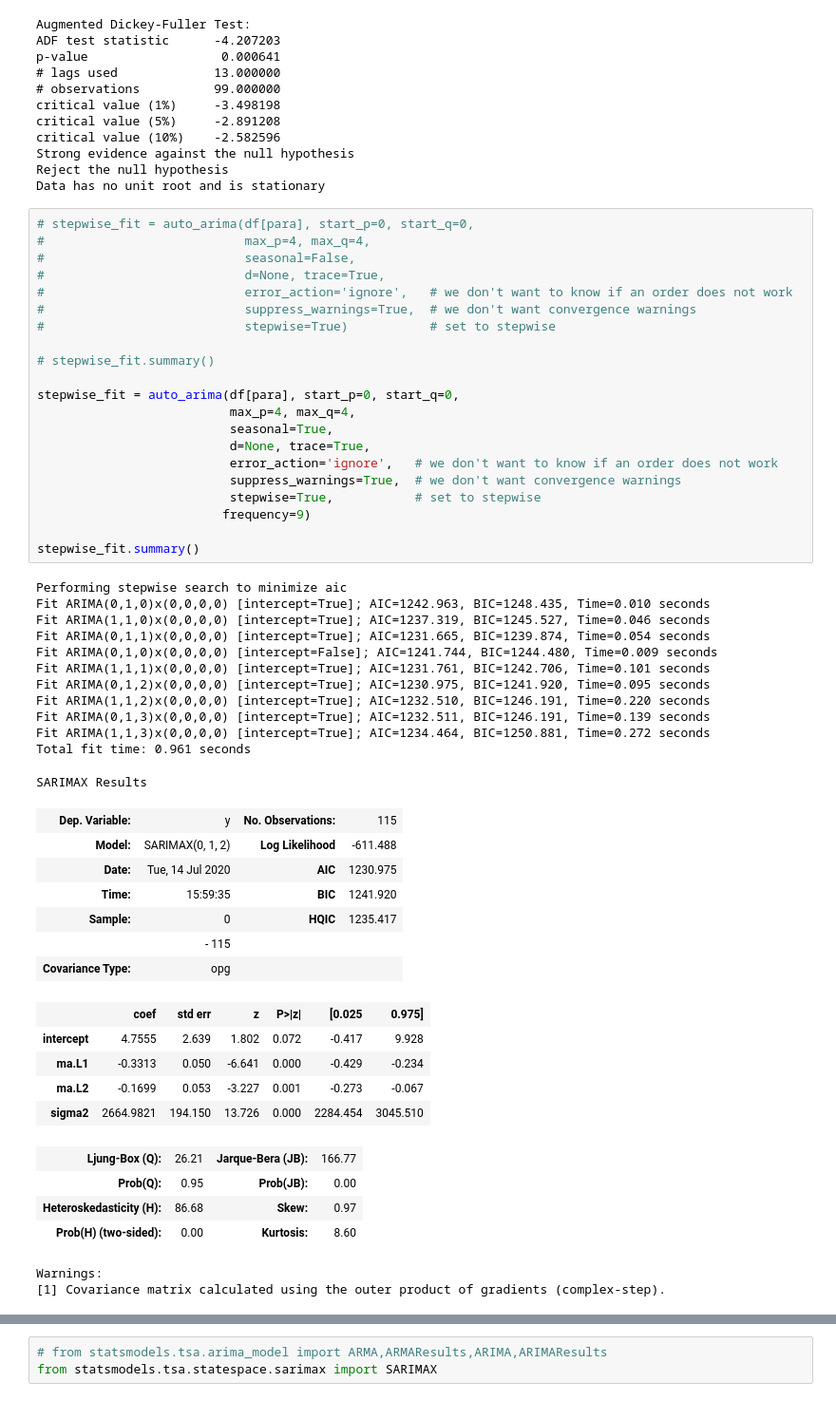
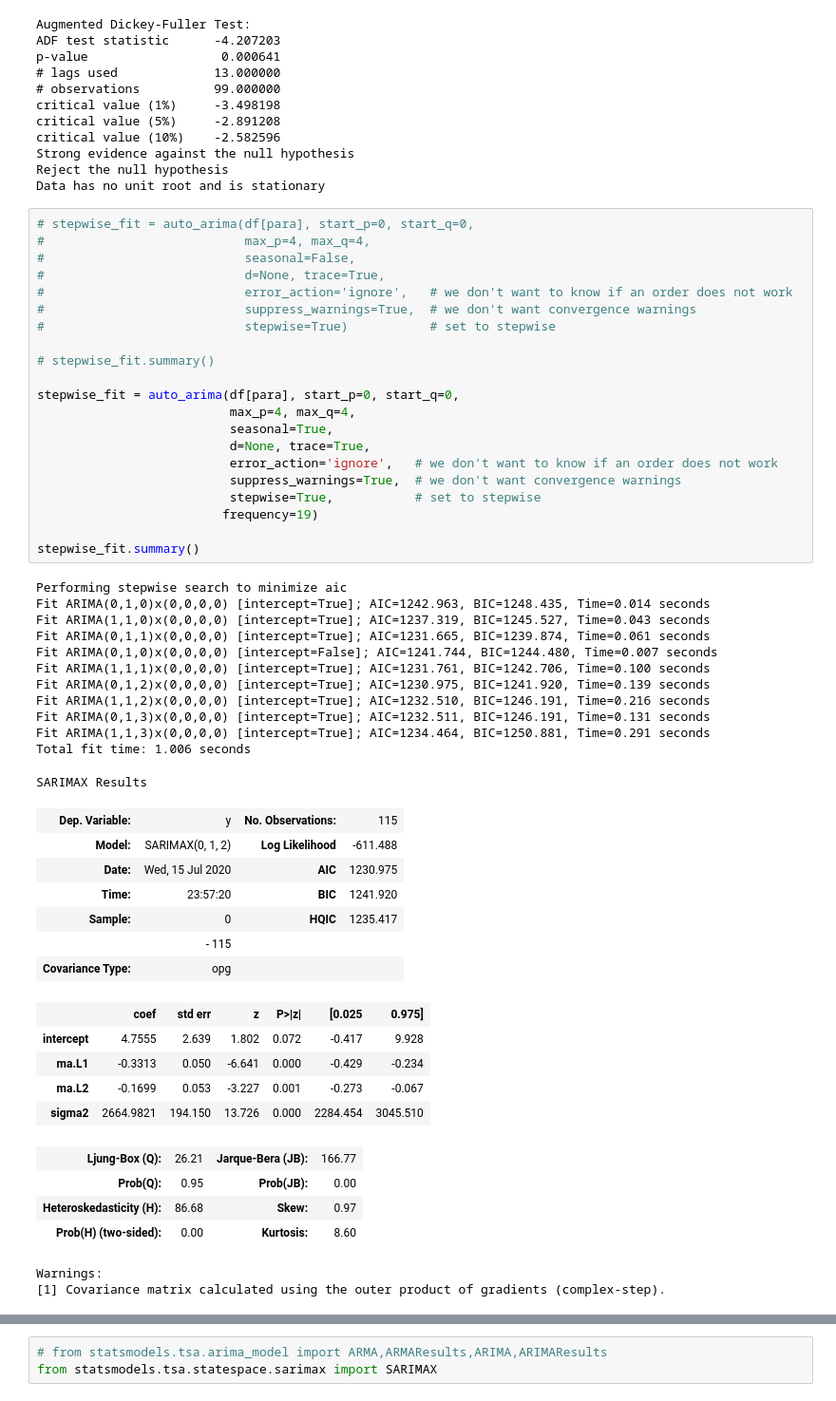
Before and after one commit to kartiks98/SARIMA-Model-to-predict-Confirmed-Recovered-Decreased-cases-of-COVID-19---DIC-Project, a Jupyter notebook: West Bengal/WB - Recovered - SARIMAX(0,1,2,19) - Sarima Model - COVID Trend Analysis .ipynb, the cells around one changed output, grey strips where cells are left out. Shown: that part at 95% size. Drawn from its saved outputs; the diff is of its cells as text.

```diff
--- a/West Bengal/WB - Recovered - SARIMAX(0,1,2,9) - Sarima Model - COVID Trend Analysis .ipynb
+++ b/West Bengal/WB - Recovered - SARIMAX(0,1,2,19) - Sarima Model - COVID Trend Analysis .ipynb
@@ -182,41 +182,41 @@ Data has no unit root and is stationary
 # %%
 # stepwise_fit = auto_arima(df[para], start_p=0, start_q=0,
 #                           max_p=4, max_q=4,
 #                           seasonal=False,
 #                           d=None, trace=True,
 #                           error_action='ignore',   # we don't want to know if an order does not work
 #                           suppress_warnings=True,  # we don't want convergence warnings
 #                           stepwise=True)           # set to stepwise
 
 # stepwise_fit.summary()
 
 stepwise_fit = auto_arima(df[para], start_p=0, start_q=0,
                           max_p=4, max_q=4,
                           seasonal=True,
                           d=None, trace=True,
                           error_action='ignore',   # we don't want to know if an order does not work
                           suppress_warnings=True,  # we don't want convergence warnings
                           stepwise=True,           # set to stepwise
-                         frequency=9)
+                         frequency=19)
 
 stepwise_fit.summary()
 # %% [output]
 Performing stepwise search to minimize aic
-Fit ARIMA(0,1,0)x(0,0,0,0) [intercept=True]; AIC=1242.963, BIC=1248.435, Time=0.010 seconds
-Fit ARIMA(1,1,0)x(0,0,0,0) [intercept=True]; AIC=1237.319, BIC=1245.527, Time=0.046 seconds
-Fit ARIMA(0,1,1)x(0,0,0,0) [intercept=True]; AIC=1231.665, BIC=1239.874, Time=0.054 seconds
-Fit ARIMA(0,1,0)x(0,0,0,0) [intercept=False]; AIC=1241.744, BIC=1244.480, Time=0.009 seconds
-Fit ARIMA(1,1,1)x(0,0,0,0) [intercept=True]; AIC=1231.761, BIC=1242.706, Time=0.101 seconds
-Fit ARIMA(0,1,2)x(0,0,0,0) [intercept=True]; AIC=1230.975, BIC=1241.920, Time=0.095 seconds
-Fit ARIMA(1,1,2)x(0,0,0,0) [intercept=True]; AIC=1232.510, BIC=1246.191, Time=0.220 seconds
-Fit ARIMA(0,1,3)x(0,0,0,0) [intercept=True]; AIC=1232.511, BIC=1246.191, Time=0.139 seconds
-Fit ARIMA(1,1,3)x(0,0,0,0) [intercept=True]; AIC=1234.464, BIC=1250.881, Time=0.272 seconds
-Total fit time: 0.961 seconds
+Fit ARIMA(0,1,0)x(0,0,0,0) [intercept=True]; AIC=1242.963, BIC=1248.435, Time=0.014 seconds
+Fit ARIMA(1,1,0)x(0,0,0,0) [intercept=True]; AIC=1237.319, BIC=1245.527, Time=0.043 seconds
+Fit ARIMA(0,1,1)x(0,0,0,0) [intercept=True]; AIC=1231.665, BIC=1239.874, Time=0.061 seconds
+Fit ARIMA(0,1,0)x(0,0,0,0) [intercept=False]; AIC=1241.744, BIC=1244.480, Time=0.007 seconds
+Fit ARIMA(1,1,1)x(0,0,0,0) [intercept=True]; AIC=1231.761, BIC=1242.706, Time=0.100 seconds
+Fit ARIMA(0,1,2)x(0,0,0,0) [intercept=True]; AIC=1230.975, BIC=1241.920, Time=0.139 seconds
+Fit ARIMA(1,1,2)x(0,0,0,0) [intercept=True]; AIC=1232.510, BIC=1246.191, Time=0.216 seconds
+Fit ARIMA(0,1,3)x(0,0,0,0) [intercept=True]; AIC=1232.511, BIC=1246.191, Time=0.131 seconds
+Fit ARIMA(1,1,3)x(0,0,0,0) [intercept=True]; AIC=1234.464, BIC=1250.881, Time=0.291 seconds
+Total fit time: 1.006 seconds
 SARIMAX Results
 | Dep. Variable: | y | No. Observations: | 115 |
 | Model: | SARIMAX(0, 1, 2) | Log Likelihood | -611.488 |
-| Date: | Tue, 14 Jul 2020 | AIC | 1230.975 |
-| Time: | 15:59:35 | BIC | 1241.920 |
+| Date: | Wed, 15 Jul 2020 | AIC | 1230.975 |
+| Time: | 23:57:20 | BIC | 1241.920 |
 | Sample: | 0 | HQIC | 1235.417 |
 |  | - 115 |  |  |
 | Covariance Type: | opg |  |  |
```
Also changed, not shown: parts of 15 cells of this notebook, 6 other files.
